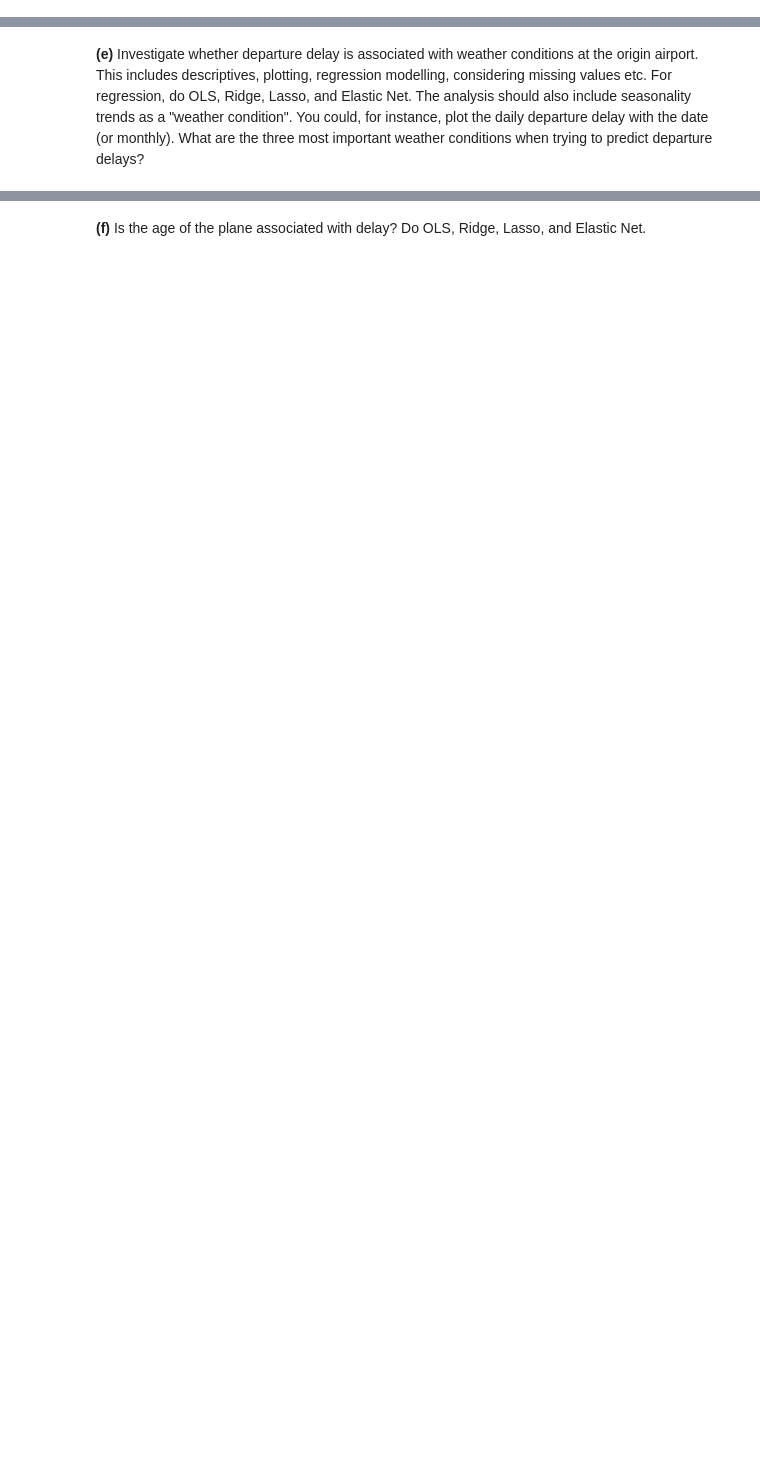
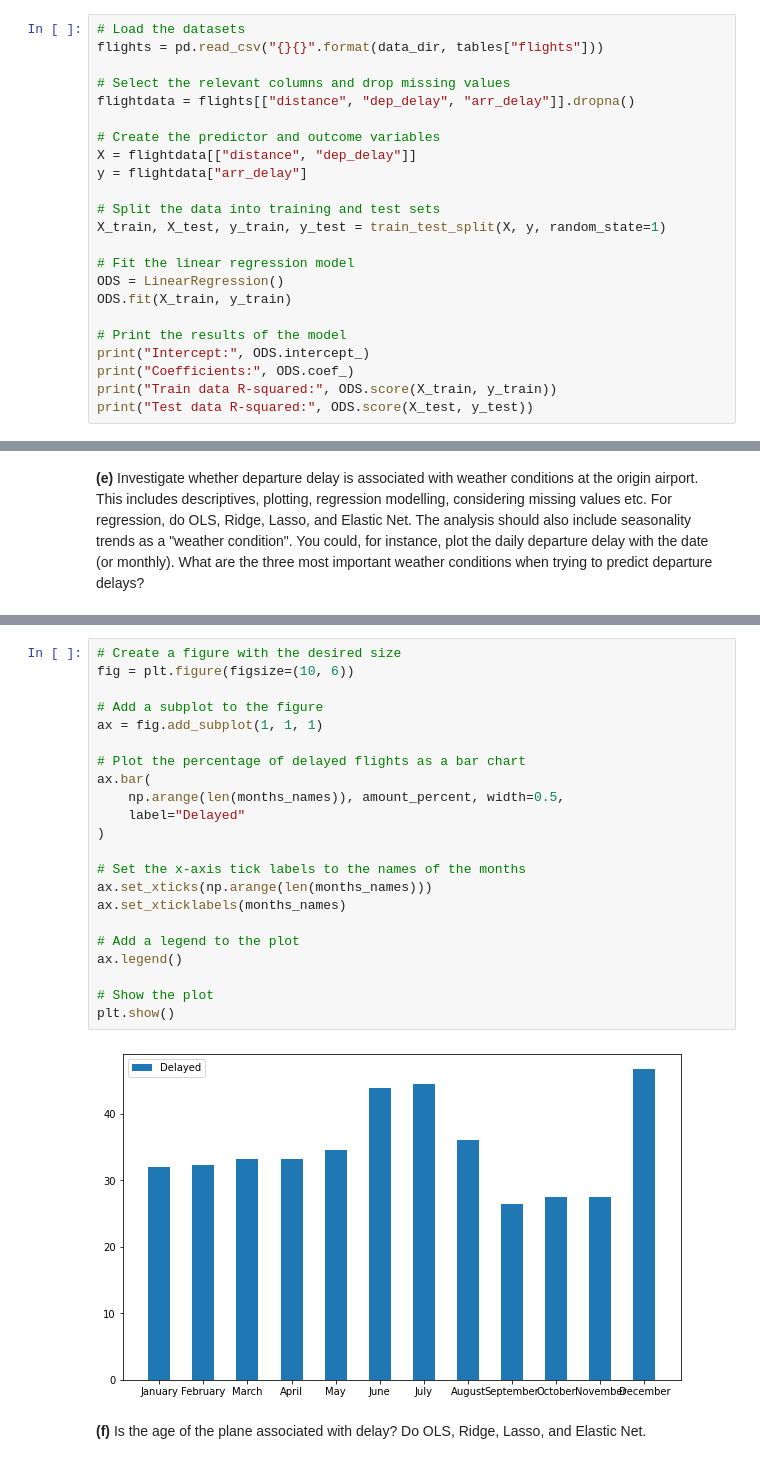
Before and after one commit to fanimator12/MachineLearning_Project, a Jupyter notebook: MAL1 Project 2022.ipynb, the cells around one changed output, grey strips where cells are left out. Cells and saved outputs as stored; diff of their text form; blank space fills up the shorter version.

```diff
--- a/MAL1 Project 2022.ipynb
+++ b/MAL1 Project 2022.ipynb
@@ -84,2 +588,25 @@ For this exercise we will be using the famous nycflights13 data which contains t
 # %% [markdown]
 **(c)** Using OLS, investigate if flight distance is associated with arrival delay. You should be cautious regarding negative delays.
+# %%
+# Load the datasets
+flights = pd.read_csv("{}{}".format(data_dir, tables["flights"]))
+
+# Select the relevant columns and drop missing values
+flightdata = flights[["distance", "dep_delay", "arr_delay"]].dropna()
+
+# Create the predictor and outcome variables
+X = flightdata[["distance", "dep_delay"]]
+y = flightdata["arr_delay"]
+
+# Split the data into training and test sets
+X_train, X_test, y_train, y_test = train_test_split(X, y, random_state=1)
+
+# Fit the linear regression model
+ODS = LinearRegression()
+ODS.fit(X_train, y_train)
+
+# Print the results of the model
+print("Intercept:", ODS.intercept_)
+print("Coefficients:", ODS.coef_)
+print("Train data R-squared:", ODS.score(X_train, y_train))
+print("Test data R-squared:", ODS.score(X_test, y_test))
@@ -96,2 +794,26 @@ For this exercise we will be using the famous nycflights13 data which contains t
+# %%
+# Create a figure with the desired size
+fig = plt.figure(figsize=(10, 6))
+
+# Add a subplot to the figure
+ax = fig.add_subplot(1, 1, 1)
+
+# Plot the percentage of delayed flights as a bar chart
+ax.bar(
+    np.arange(len(months_names)), amount_percent, width=0.5,
+    label="Delayed"
+)
+
+# Set the x-axis tick labels to the names of the months
+ax.set_xticks(np.arange(len(months_names)))
+ax.set_xticklabels(months_names)
+
+# Add a legend to the plot
+ax.legend()
+
+# Show the plot
+plt.show()
+# %% [output]
+[figure, added]
 # %% [markdown]
 **(f)** Is the age of the plane associated with delay? Do OLS, Ridge, Lasso, and Elastic Net.
```
Also changed, not shown: parts of 76 cells of this notebook.
